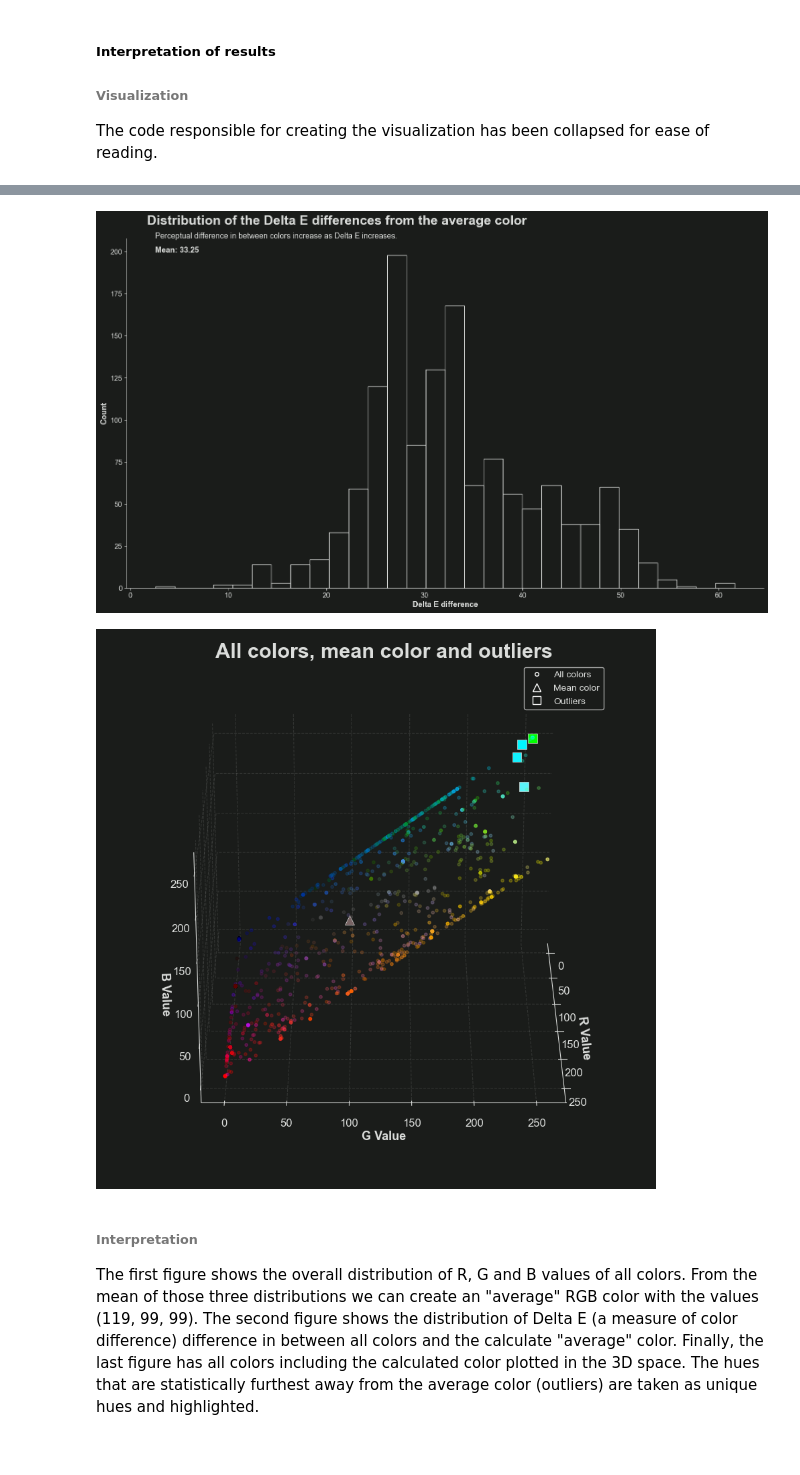
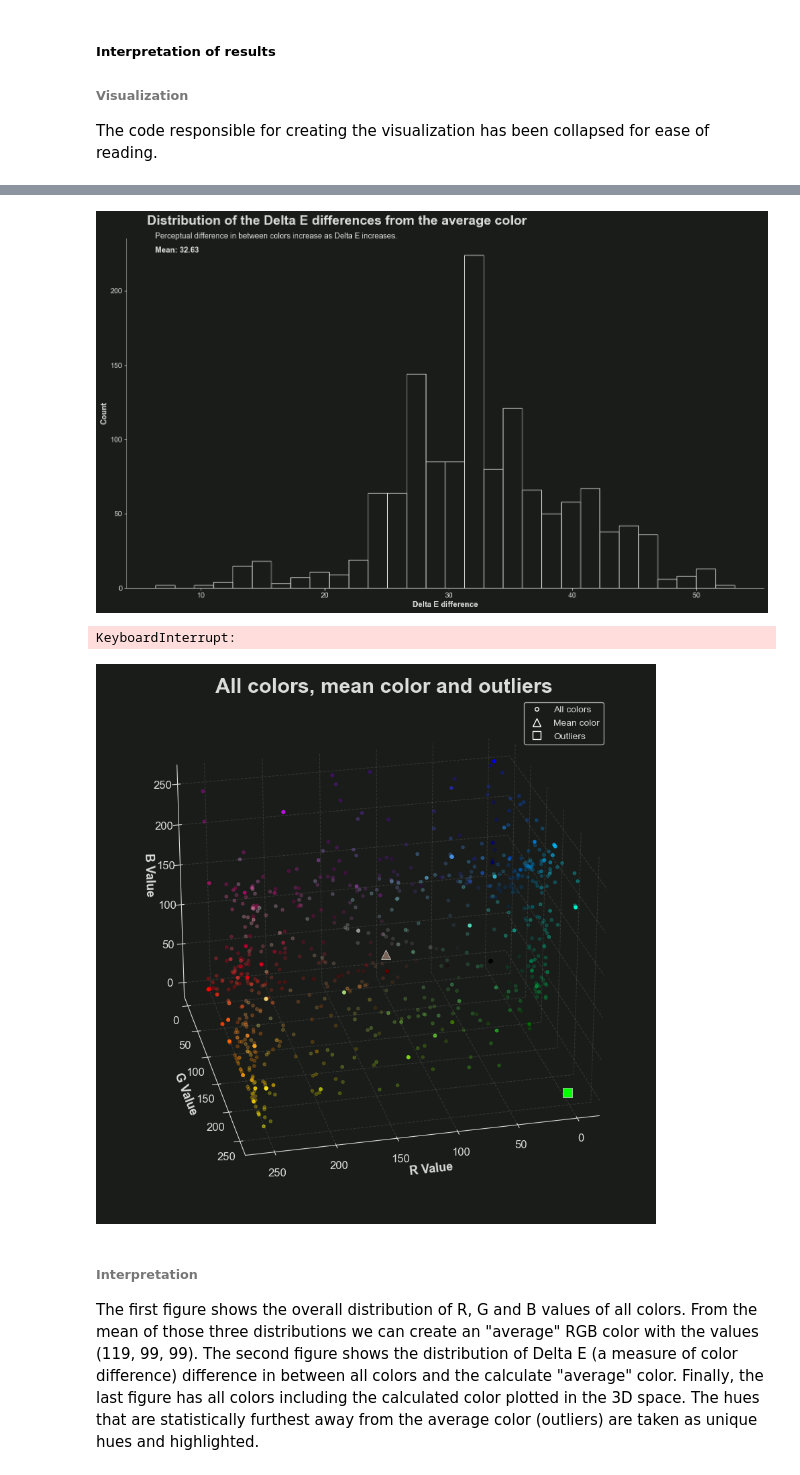
Before and after one commit to ejgenc/data-analysis_city-lines, a Jupyter notebook: notebooks/data-analysis.ipynb, the cells around one changed output, grey strips where cells are left out. Cells and saved outputs as stored; diff of their text form; code cells hidden in the pictures.

```diff
--- a/notebooks/data-analysis.ipynb
+++ b/notebooks/data-analysis.ipynb
@@ -429,11 +429,12 @@ sql_query = """
 SELECT l.color,
        CONV(SUBSTRING(l.color, 2, 2), 16, 10) AS r_value,
        CONV(SUBSTRING(l.color, 4, 2), 16, 10) AS g_value,
-       CONV(SUBSTRING(l.color, 4, 2), 16, 10) AS b_value
+       CONV(SUBSTRING(l.color, 6, 2), 16, 10) AS b_value
   FROM `lines` l;
 """
 
 result = pd.read_sql(sql_query, conn)
+result = result.fillna(0)
 
 # Create a NumPy array of LAB colors through hex -> normalized RGB (0 to 1) -> CIE LAB
 lab_colors = skimage.color.rgb2lab(
@@ -455,12 +456,12 @@ diffs = colour.difference.delta_E(lab_colors, lab_avg_color, "CIE 2000")
 # Create a mask for the outliers: Values +1.5 IQR away from Quarter 3 or -1.5 IQR away Quarter 1
 q25, q75 = np.percentile(diffs, [25, 75])
 iqr = q75 - q25
-lower_bounds = q25 - (1.5 * iqr)
-upper_bounds = q75 + (1.5 * iqr)
-outlier_mask = np.logical_or(diffs < lower_bounds, diffs > upper_bounds)
+upper_bounds = q75 + (1.50 * iqr)
+outlier_mask = diffs > upper_bounds
 
 # Subset the dataframe according to the outlier mask
 outlier_colors = result.loc[outlier_mask, :]
-outlier_colors = outlier_colors.loc[outlier_colors["color"] != "#726464",:]
+outlier_colors
+# outlier_colors = outlier_colors.loc[outlier_colors["color"] == "#03ff00",:] # To correct for CIE 2000's deficiency
 # %% [output]
 |  | color | r_value | g_value | b_value |
@@ -621,7 +619,7 @@ hist = ax.hist(x=data,
                histtype="bar",
                edgecolor="#DBDDDB")
 # %% [output]
-[figure, old version]
+[figure, new version]
 # %%
 # --- data prep ---
 data = result
@@ -687,7 +685,7 @@ ax.yaxis._axinfo["grid"]['linestyle'] =  "--"
 ax.zaxis._axinfo["grid"]['linestyle'] =  "--"
 
 # 3D view
-ax.view_init(elev=25., azim=0., vertical_axis="z")
+ax.view_init(elev=25., azim=45., vertical_axis="z")
 
 # --- plotting ---
 # Non-masked values
@@ -695,34 +693,35 @@ scatter1 = ax.scatter(xs=data.loc[:, "r_value"].astype(int),
                       ys=data.loc[:, "g_value"].astype(int),
                       zs=data.loc[:, "b_value"].astype(int),
                       s=10,
                       marker="o",
                       facecolors=data.loc[:,"color"],
                       alpha=0.25,
                       label="All colors")
 
 # Avg color
 scatter2 = ax.scatter(xs=avgs["r_value"],
                       ys=avgs["g_value"],
                       zs=avgs["b_value"],
                       s=100,
                       marker="^",
                       linewidths=0.5, edgecolors="#DBDDDB",
                       color=hex_avg_color,
                       alpha=1,
                       label="Mean color")
 
 # Outliers
 scatter3 = ax.scatter(xs=outlier_colors.loc[:, "r_value"].astype(int),
                       ys=outlier_colors.loc[:, "g_value"].astype(int),
                       zs=outlier_colors.loc[:, "b_value"].astype(int),
                       s=100,
                       marker="s",
                       linewidths=0.5, edgecolors="#DBDDDB",
                       color=outlier_colors.loc[:,"color"],
                       alpha=1,
                       label="Outliers")
 # %% [output]
+KeyboardInterrupt:
-[figure, old version]
+[figure, new version]
 # %% [markdown]
 ###### Interpretation
 
```
Also changed, not shown: parts of 5 cells of this notebook.
